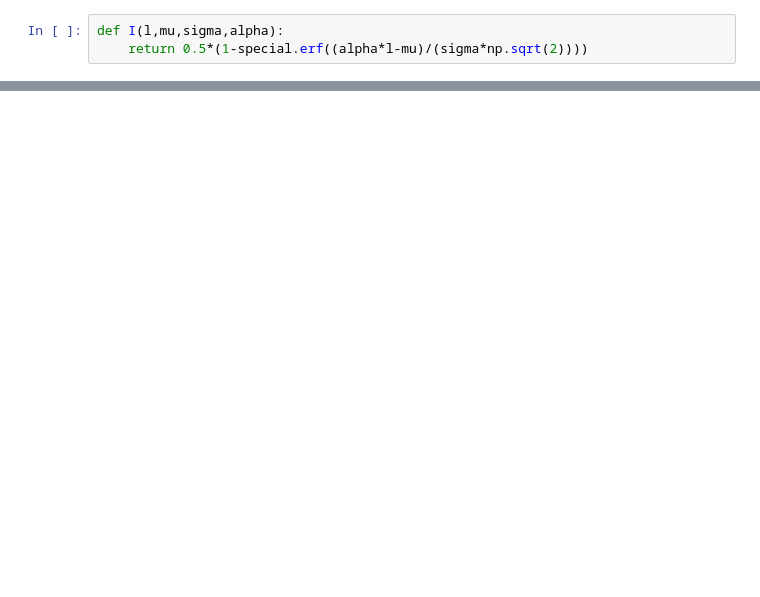
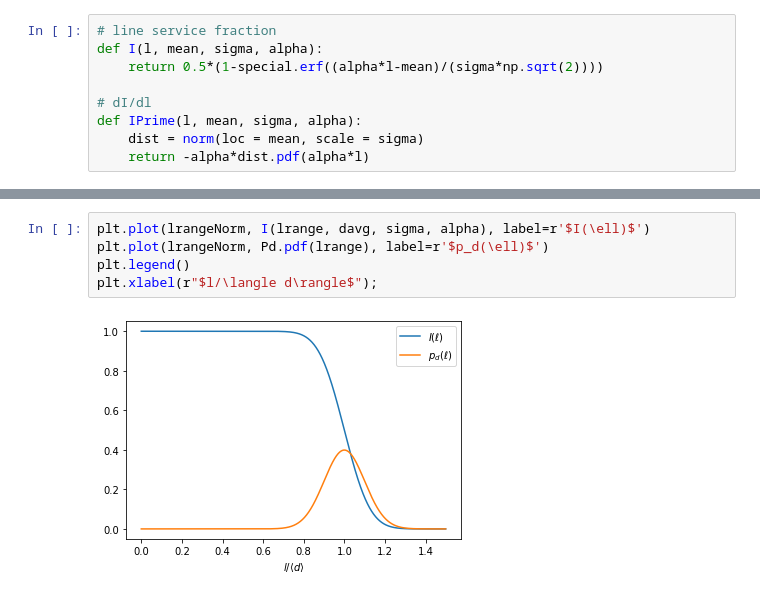
Before and after one commit to poss-group/bimodal_ridepooling, a Jupyter notebook: optimal-mesh.ipynb, the cells around one changed output, grey strips where cells are left out. Cells and saved outputs as stored; diff of their text form; blank space fills up the shorter version.

```diff
--- a/optimal-mesh.ipynb
+++ b/optimal-mesh.ipynb
@@ -8,5 +21,11 @@ import matplotlib.pyplot as plt
 #rc('font',**{'family':'serif','serif':['Palatino']})
 #rc('text', usetex=True)
 # %%
-def I(l,mu,sigma,alpha):
-    return 0.5*(1-special.erf((alpha*l-mu)/(sigma*np.sqrt(2))))
+# line service fraction
+def I(l, mean, sigma, alpha):
+    return 0.5*(1-special.erf((alpha*l-mean)/(sigma*np.sqrt(2))))
+
+# dI/dl
+def IPrime(l, mean, sigma, alpha):
+    dist = norm(loc = mean, scale = sigma)
+    return -alpha*dist.pdf(alpha*l)
@@ -26,0 +79,7 @@ plt.legend();
+# %%
+plt.plot(lrangeNorm, I(lrange, davg, sigma, alpha), label=r'$I(\ell)$')
+plt.plot(lrangeNorm, Pd.pdf(lrange), label=r'$p_d(\ell)$')
+plt.legend()
+plt.xlabel(r"$l/\langle d\rangle$");
+# %% [output]
+[figure, added]
```
Also changed, not shown: parts of 15 cells of this notebook.
